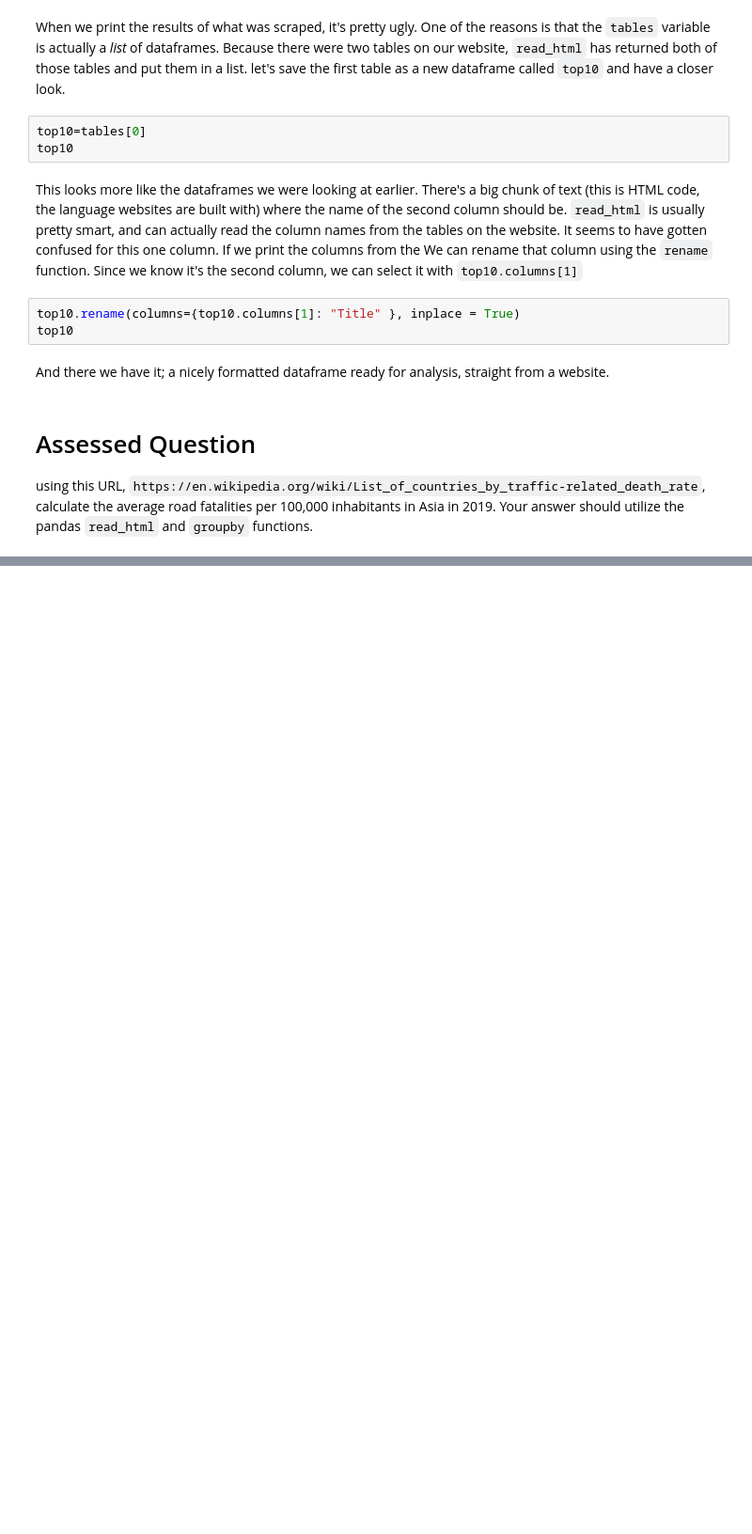
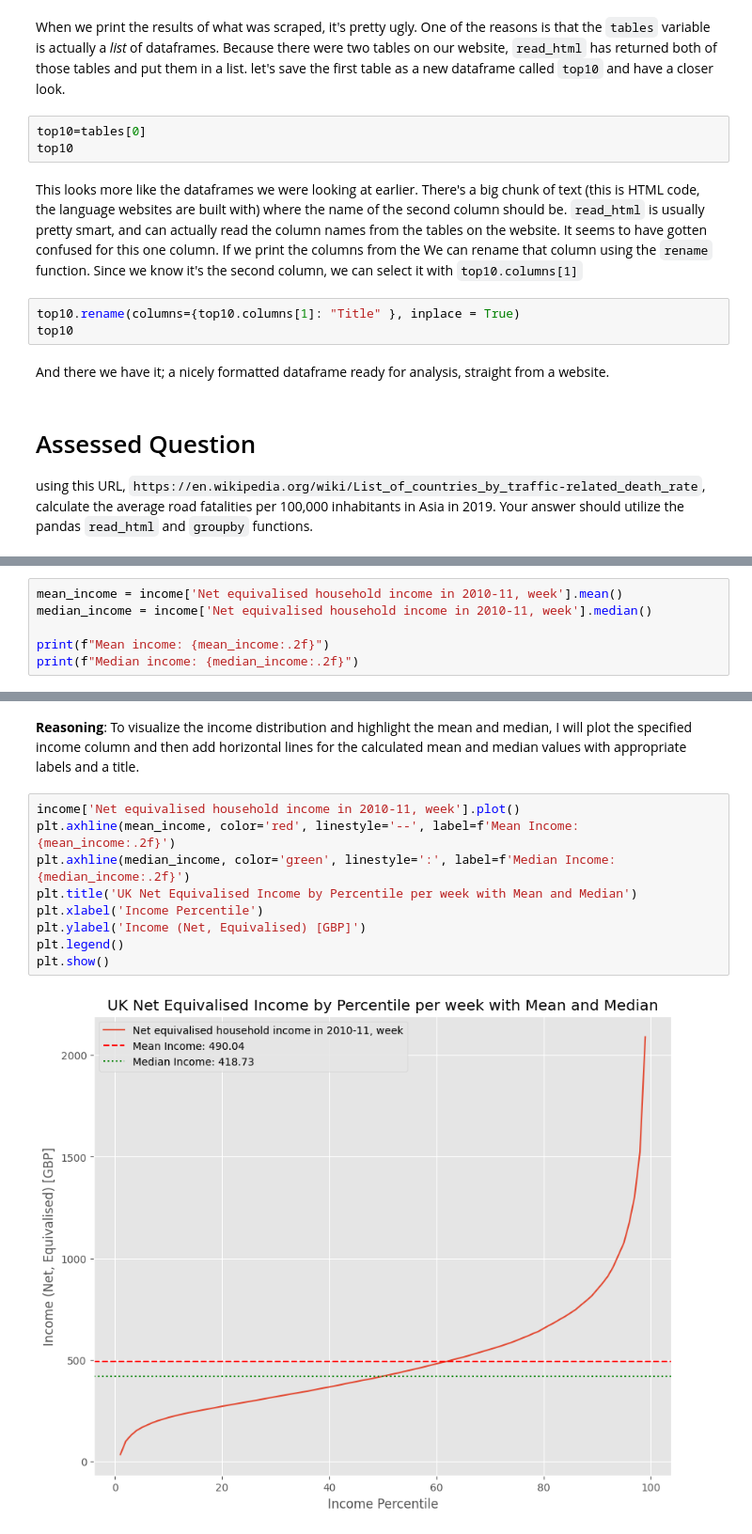
Before and after one commit to x10cll/QM2, a Jupyter notebook: W2_Working_with_Data_in_Pandas.ipynb, the cells around one changed output, grey strips where cells are left out. Shown at 94% size. Cells and saved outputs as stored; diff of their text form; blank space fills up the shorter version.

```diff
--- a/W2_Working_with_Data_in_Pandas.ipynb
+++ b/W2_Working_with_Data_in_Pandas.ipynb
@@ -397,0 +402,6 @@ using this URL, `https://en.wikipedia.org/wiki/List_of_countries_by_traffic-rela
+# %%
+mean_income = income['Net equivalised household income in 2010-11, week'].mean()
+median_income = income['Net equivalised household income in 2010-11, week'].median()
+
+print(f"Mean income: {mean_income:.2f}")
+print(f"Median income: {median_income:.2f}")
@@ -397,0 +416,14 @@ using this URL, `https://en.wikipedia.org/wiki/List_of_countries_by_traffic-rela
+# %% [markdown]
+**Reasoning**:
+To visualize the income distribution and highlight the mean and median, I will plot the specified income column and then add horizontal lines for the calculated mean and median values with appropriate labels and a title.
+# %%
+income['Net equivalised household income in 2010-11, week'].plot()
+plt.axhline(mean_income, color='red', linestyle='--', label=f'Mean Income: {mean_income:.2f}')
+plt.axhline(median_income, color='green', linestyle=':', label=f'Median Income: {median_income:.2f}')
+plt.title('UK Net Equivalised Income by Percentile per week with Mean and Median')
+plt.xlabel('Income Percentile')
+plt.ylabel('Income (Net, Equivalised) [GBP]')
+plt.legend()
+plt.show()
+# %% [output]
+[figure, added]
```
Also changed, not shown: parts of 14 cells of this notebook.
